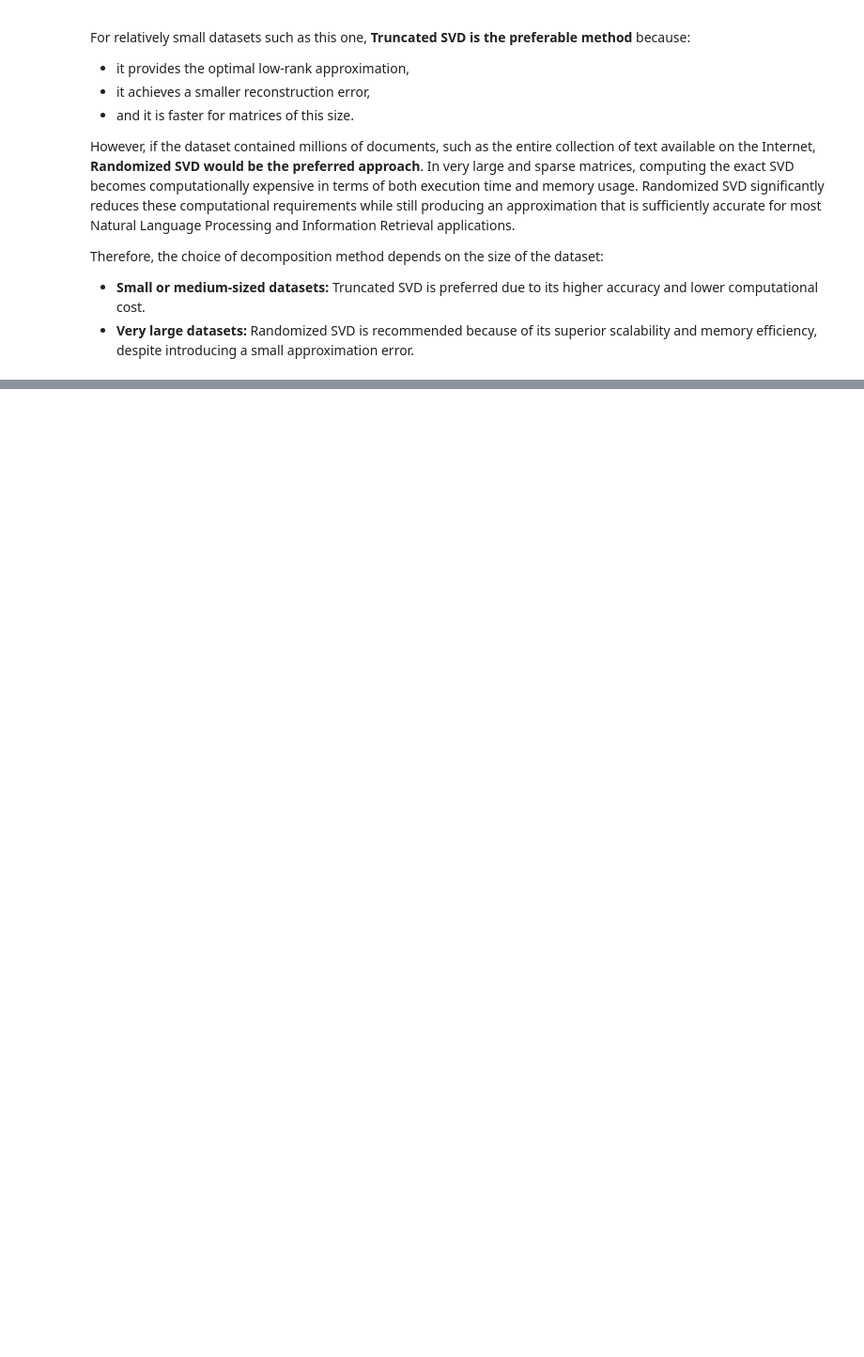
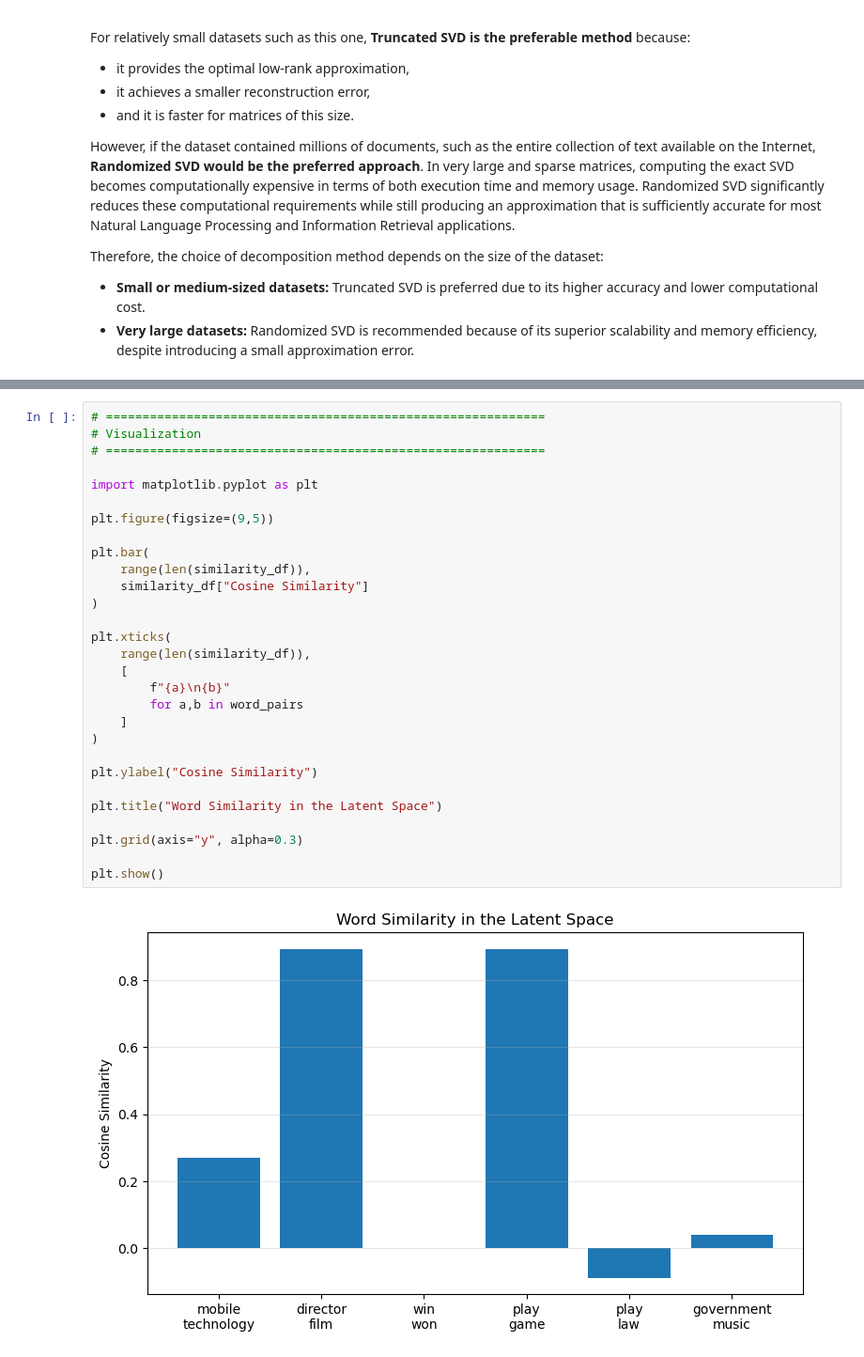
Before and after one commit to Bardiya-basafa/LSA, a Jupyter notebook: code.ipynb, the cells around one changed output, grey strips where cells are left out. Shown at 94% size. Cells and saved outputs as stored; diff of their text form; blank space fills up the shorter version.

```diff
--- a/code.ipynb
+++ b/code.ipynb
@@ -1832,0 +2135,31 @@ Therefore, the choice of decomposition method depends on the size of the dataset
+# %%
+# ============================================================
+# Visualization
+# ============================================================
+
+import matplotlib.pyplot as plt
+
+plt.figure(figsize=(9,5))
+
+plt.bar(
+    range(len(similarity_df)),
+    similarity_df["Cosine Similarity"]
+)
+
+plt.xticks(
+    range(len(similarity_df)),
+    [
+        f"{a}\n{b}"
+        for a,b in word_pairs
+    ]
+)
+
+plt.ylabel("Cosine Similarity")
+
+plt.title("Word Similarity in the Latent Space")
+
+plt.grid(axis="y", alpha=0.3)
+
+plt.show()
+# %% [output]
+[figure, added]
```
Also changed, not shown: parts of 25 cells of this notebook, 1 other file.
